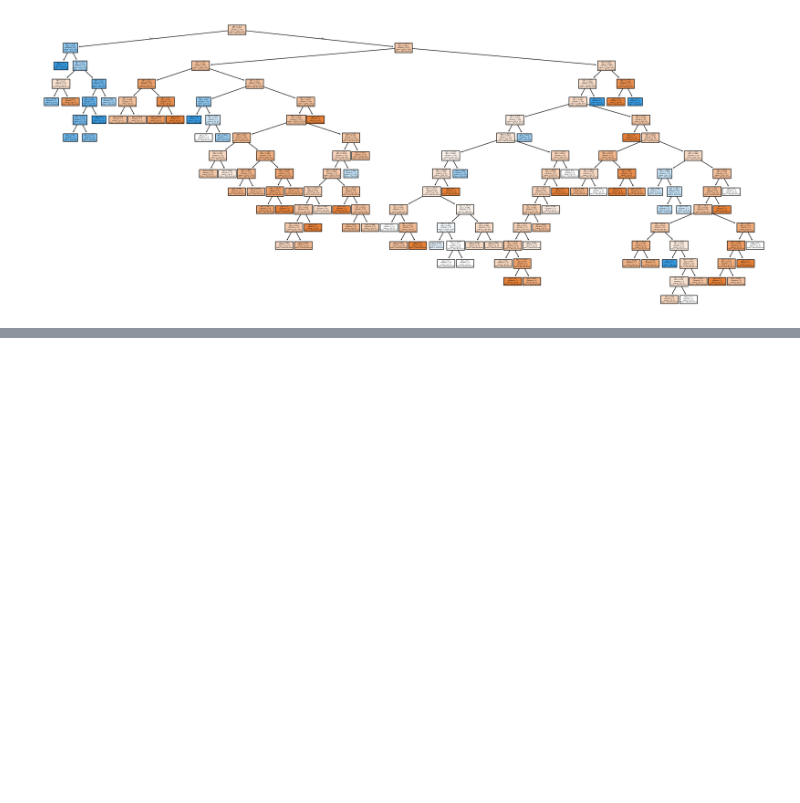
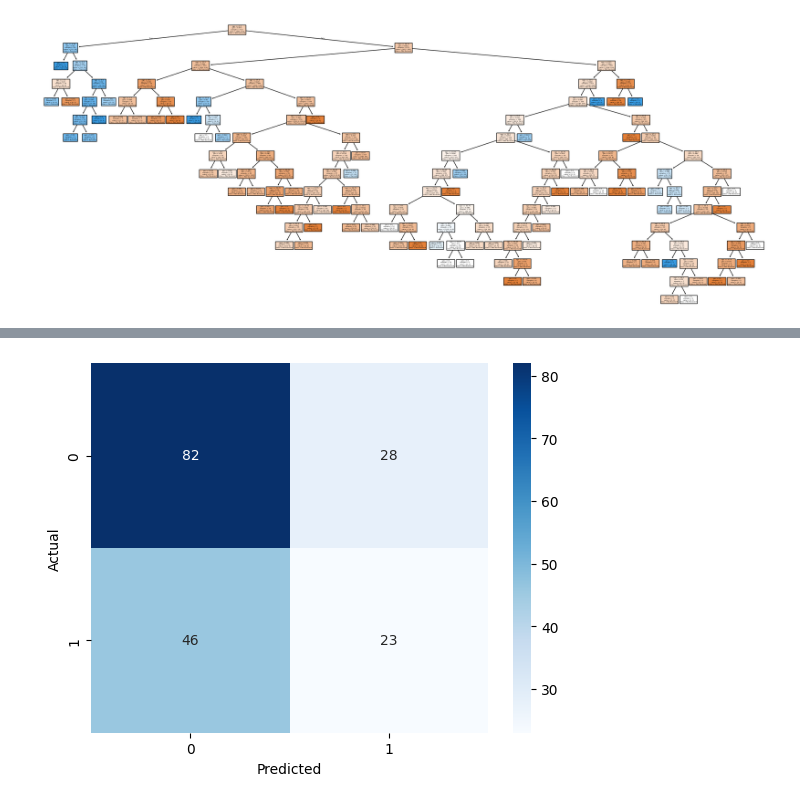
Before and after one commit to s256657/applied-ml-craigwilcox, a Jupyter notebook: lab03/ml03_craigwilcox.ipynb, the cells around one changed output, grey strips where cells are left out. Saved outputs shown, nothing was run; the diff lists cells and outputs as text; code cells hidden in the pictures; blank space fills up the shorter version.

```diff
--- a/lab03/ml03_craigwilcox.ipynb
+++ b/lab03/ml03_craigwilcox.ipynb
@@ -210,0 +213,12 @@ fig.savefig("decision_tree_titanic_case_2.png")
+# %%
+# Split Data
+
+splitter = StratifiedShuffleSplit(n_splits=1, test_size=0.2, random_state=123)
+
+for train_indices, test_indices in splitter.split(X3, y3):
+    X3_train = X3.iloc[train_indices]
+    X3_test = X3.iloc[test_indices]
+    y3_train = y3.iloc[train_indices]
+    y3_test = y3.iloc[test_indices]
+
+print('Train size: ', len(X3_train), 'Test size: ', len(X3_test))
@@ -210,0 +227,5 @@ fig.savefig("decision_tree_titanic_case_2.png")
+# %%
+# Create and Train Decision Tree
+
+tree_model = DecisionTreeClassifier()
+tree_model.fit(X3_train, y3_train)
@@ -210,0 +250,6 @@ fig.savefig("decision_tree_titanic_case_2.png")
+# %%
+# Predict and evaluate test data
+
+y3_test_pred = tree_model.predict(X3_test)
+print("Results for Decision Tree on test data:")
+print(classification_report(y3_test, y3_test_pred))
@@ -210,0 +266,10 @@ fig.savefig("decision_tree_titanic_case_2.png")
+# %%
+# Report Confusion Matrix
+
+cm = confusion_matrix(y3_test, y3_test_pred)
+sns.heatmap(cm, annot=True, cmap='Blues')
+plt.xlabel('Predicted')
+plt.ylabel('Actual')
+plt.show()
+# %% [output]
+[figure, added]
```
Also changed, not shown: parts of 6 cells of this notebook, 1 other file.
